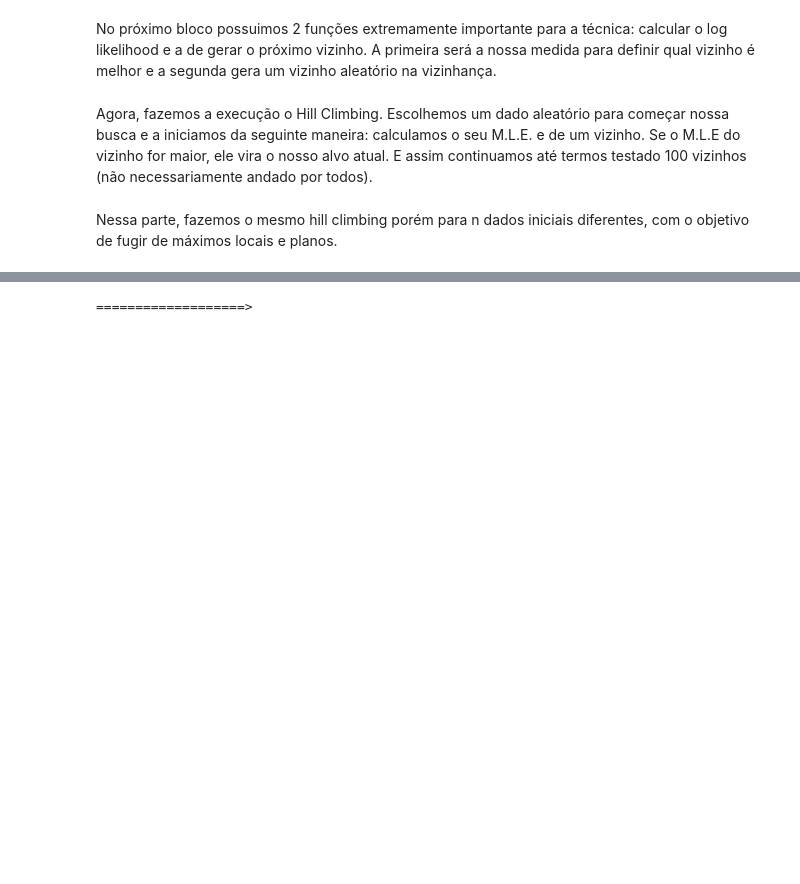
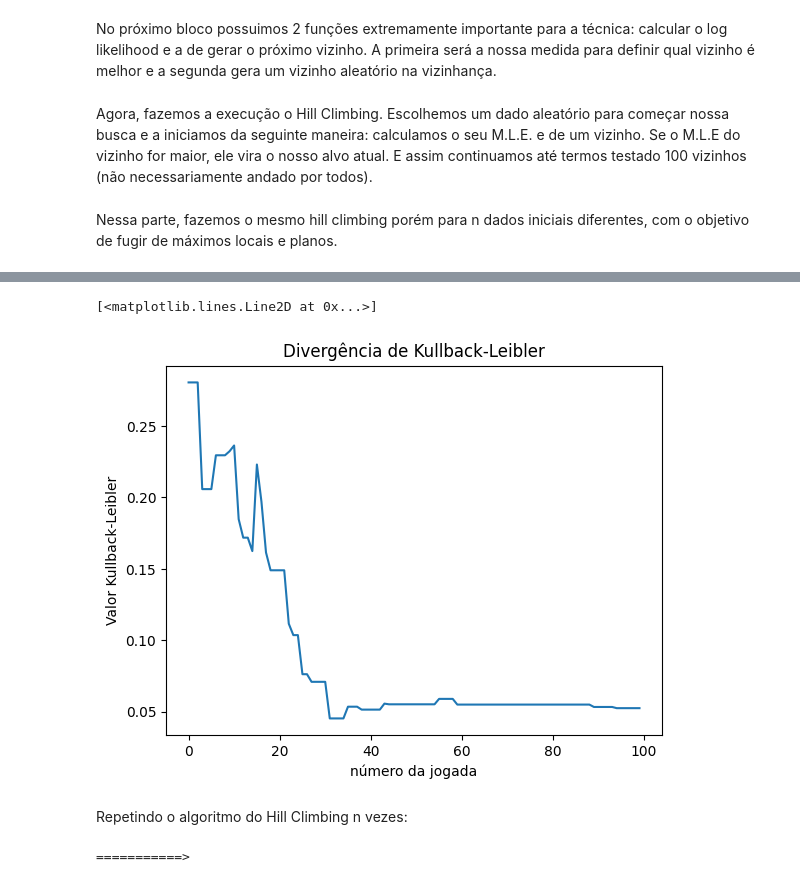
Before and after one commit to dimiszz/cafe-ou-acaraje, a Jupyter notebook: markov_cafe_acaraje.ipynb, the cells around one changed output, grey strips where cells are left out. Drawn from its saved outputs; the diff is of its cells as text; code cells hidden in the pictures; blank space fills up the shorter version.

```diff
--- a/markov_cafe_acaraje.ipynb
+++ b/markov_cafe_acaraje.ipynb
@@ -257,15 +288,27 @@ Nessa parte, fazemos o mesmo hill climbing porém para n dados iniciais diferent
+# %%
+indice = [i for i in range(len(kullback))]
+plt.title("Divergência de Kullback-Leibler")
+plt.xlabel("número da jogada")
+plt.ylabel("Valor Kullback-Leibler")
+plt.plot(indice, kullback)
+# %% [output]
+[<matplotlib.lines.Line2D at 0x...>]
+[figure, added]
+# %% [markdown]
+Repetindo o algoritmo do Hill Climbing n vezes:
 # %%
 from numpy.random import rand
 
 dados = []
 loglikelihoods = []
+kullback = []
 
 for k in range(100):
     initial_dice = generate_random_dice()
 
     melhor_loglikelihood = calcular_log_likelihood(jogadas_unicas, initial_dice)
 
-    for i in range(50):
+    for i in range(100):
         vizinho = generate_neighbor(initial_dice)
         outro_loglikelihood = calcular_log_likelihood(jogadas_unicas, vizinho)
 
@@ -274,9 +317,10 @@ for k in range(100):
             initial_dice = vizinho
     dados.append(initial_dice)
     loglikelihoods.append(melhor_loglikelihood)
-    barrinha(k, quantidade_passos)
+    kullback.append(entropy(dado_a_ser_procurado, initial_dice))
+    barrinha(k, 100-1)
 # %% [output]
-===================>
+===========>
 # %%
 max_index = loglikelihoods.index(max(loglikelihoods))
 
```
Also changed, not shown: parts of 26 cells of this notebook.
